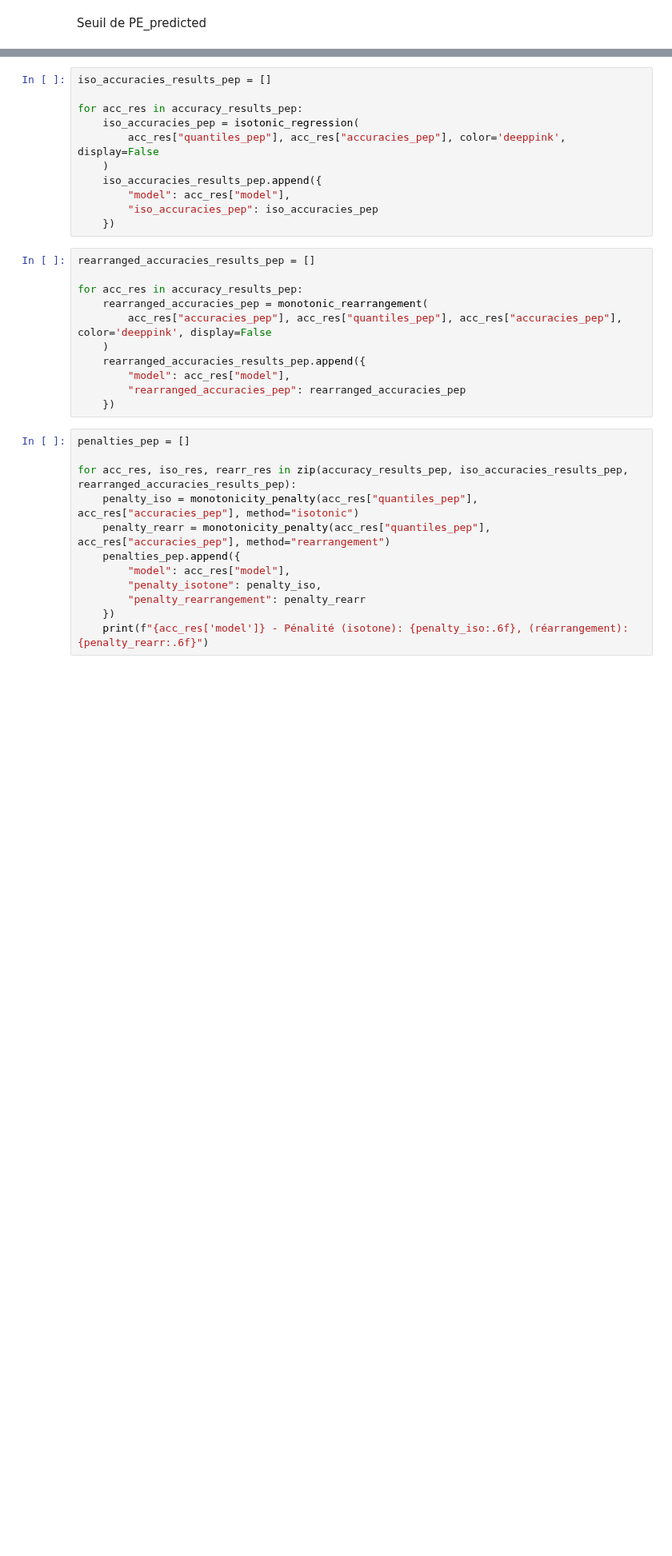
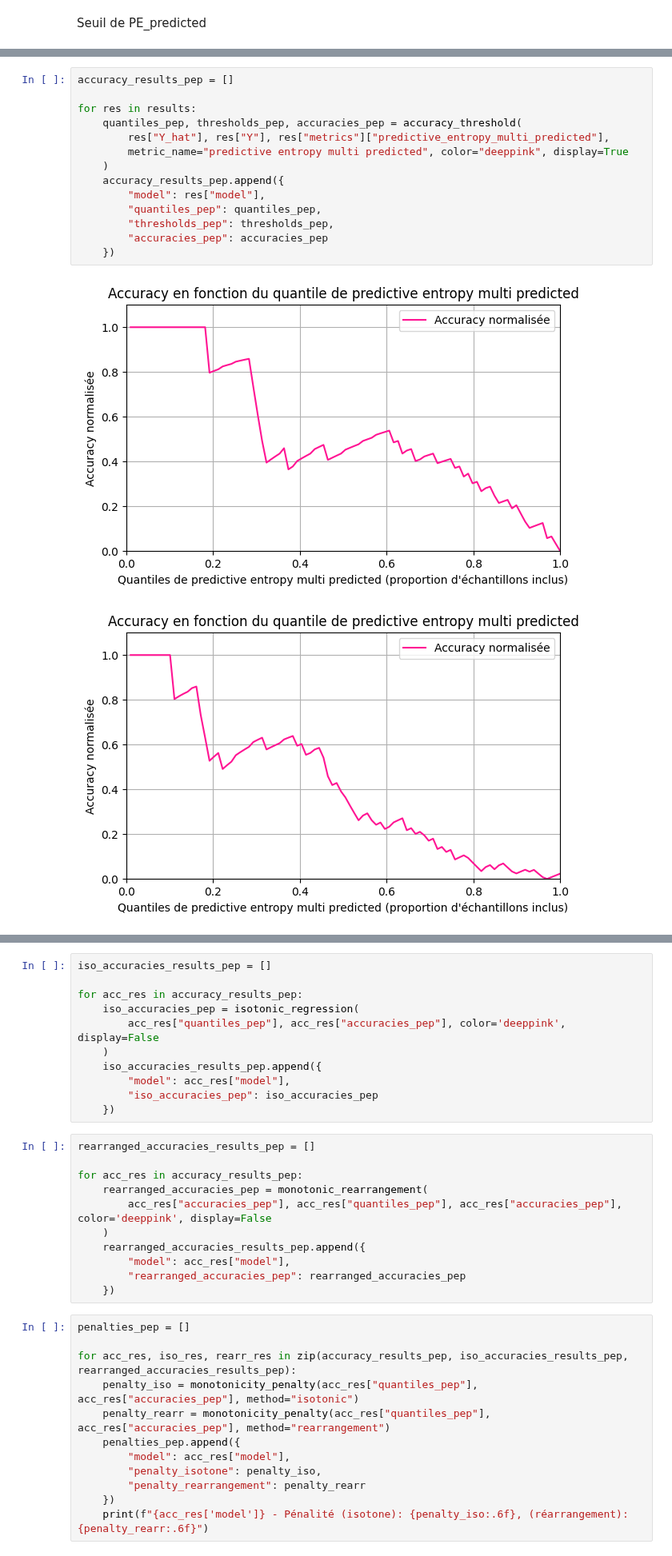
Before and after one commit to EmilienJemelen/selective-classification, a Jupyter notebook: Monte Carlo Dropout/MC dropout clean.ipynb, the cells around one changed output, grey strips where cells are left out. Shown at 80% size. Saved outputs shown, nothing was run; the diff lists cells and outputs as text; blank space fills up the shorter version.

```diff
--- a/Monte Carlo Dropout/MC dropout clean.ipynb
+++ b/Monte Carlo Dropout/MC dropout clean.ipynb
@@ -341,0 +358,17 @@ for res in results:
+# %%
+accuracy_results_pep = []
+
+for res in results:
+    quantiles_pep, thresholds_pep, accuracies_pep = accuracy_threshold(
+        res["Y_hat"], res["Y"], res["metrics"]["predictive_entropy_multi_predicted"],
+        metric_name="predictive entropy multi predicted", color="deeppink", display=True
+    )
+    accuracy_results_pep.append({
+        "model": res["model"],
+        "quantiles_pep": quantiles_pep,
+        "thresholds_pep": thresholds_pep,
+        "accuracies_pep": accuracies_pep
+    })
+# %% [output]
+[figure, added]
+[figure, added]
```
Also changed, not shown: parts of 13 cells of this notebook, 3 other files.
